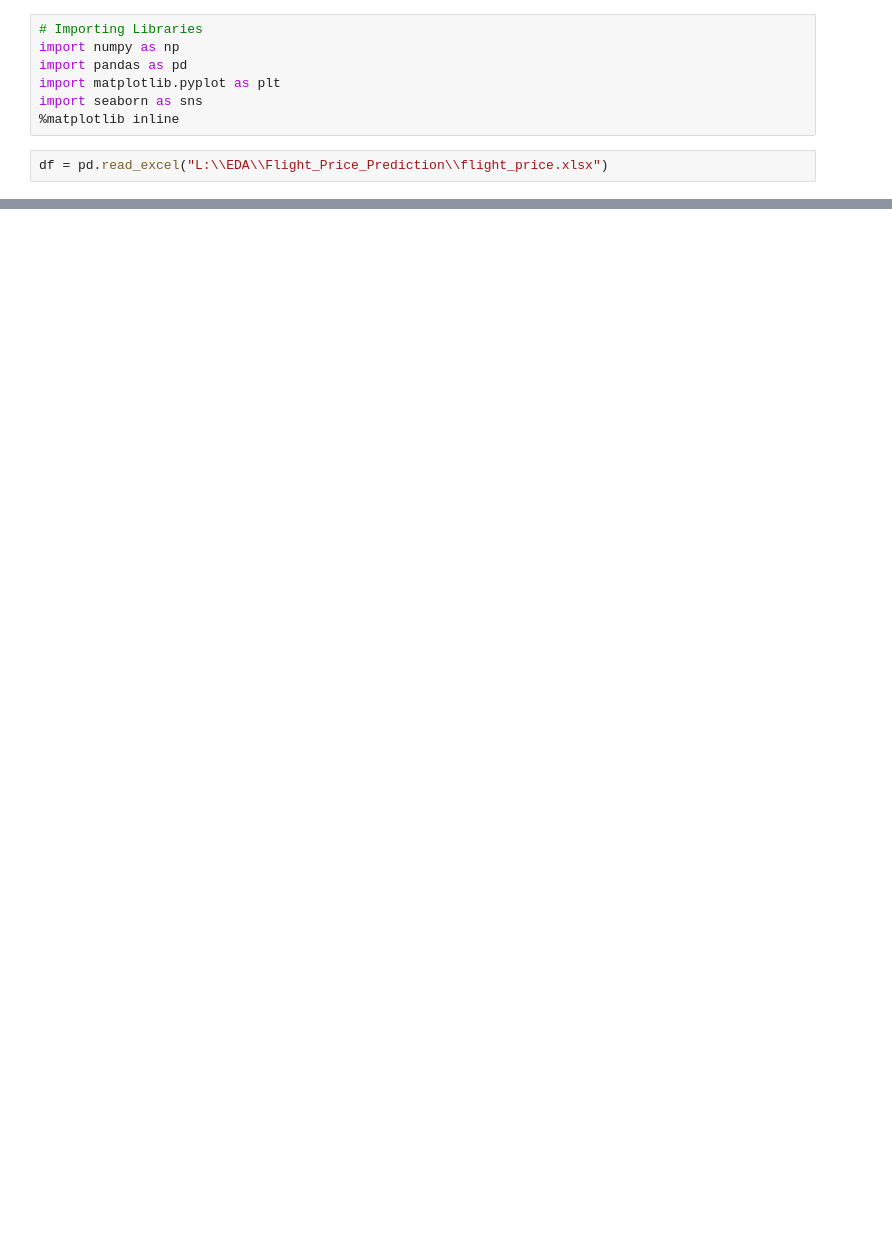
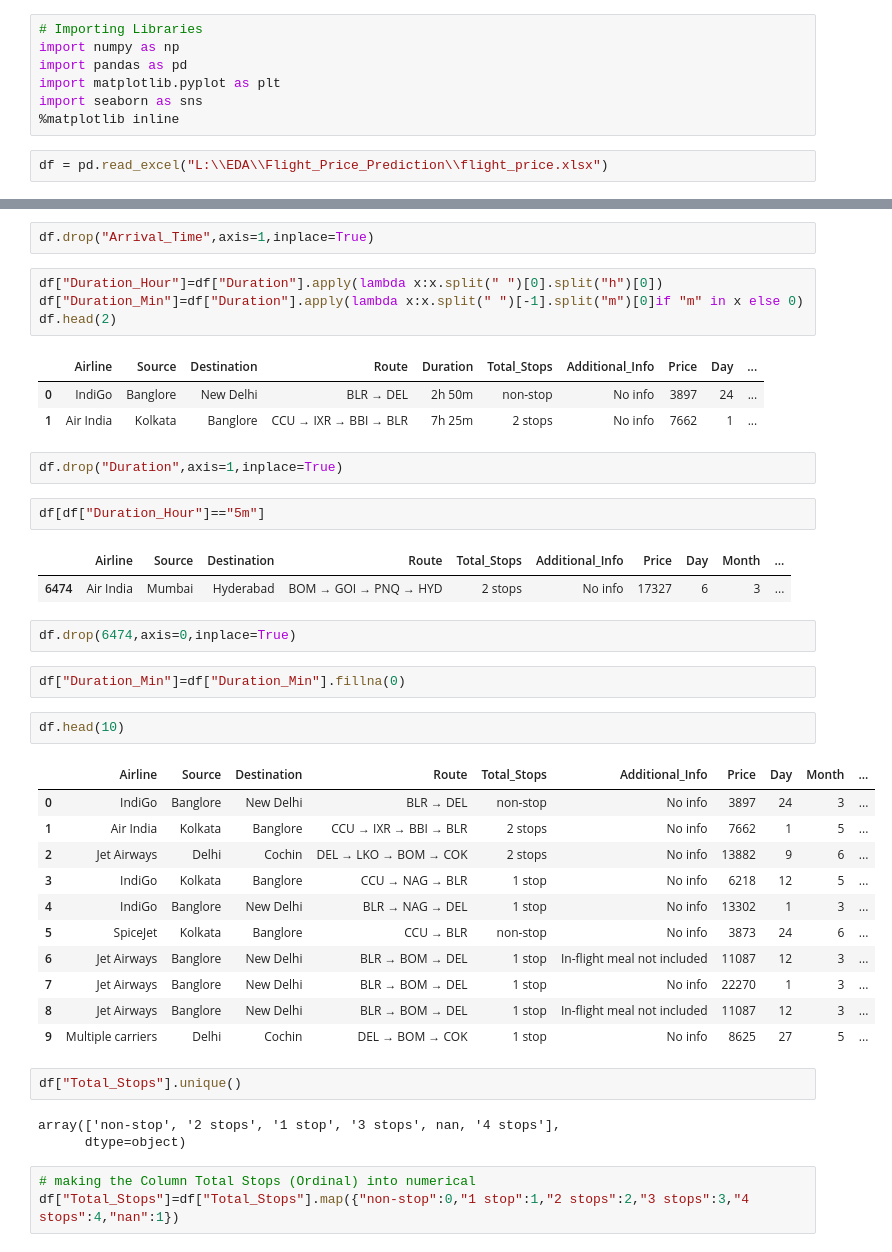
Before and after one commit to athulsunny/Flight_Price_Prediction, a Jupyter notebook: notebooks/EDA.ipynb, the cells around one changed output, grey strips where cells are left out. Cells and saved outputs as stored; diff of their text form; blank space fills up the shorter version.

```diff
--- a/notebooks/EDA.ipynb
+++ b/notebooks/EDA.ipynb
@@ -25,0 +111,43 @@ df
+# %%
+df.drop("Arrival_Time",axis=1,inplace=True)
+# %%
+df["Duration_Hour"]=df["Duration"].apply(lambda x:x.split(" ")[0].split("h")[0])
+df["Duration_Min"]=df["Duration"].apply(lambda x:x.split(" ")[-1].split("m")[0]if "m" in x else 0)
+df.head(2)
+# %% [output]
+|  | Airline | Source | Destination | Route | Duration | Total_Stops | Additional_Info | Price | Day | ... |
+| 0 | IndiGo | Banglore | New Delhi | BLR → DEL | 2h 50m | non-stop | No info | 3897 | 24 | ... |
+| 1 | Air India | Kolkata | Banglore | CCU → IXR → BBI → BLR | 7h 25m | 2 stops | No info | 7662 | 1 | ... |
+# %%
+df.drop("Duration",axis=1,inplace=True)
+# %%
+df[df["Duration_Hour"]=="5m"]
+# %% [output]
+|  | Airline | Source | Destination | Route | Total_Stops | Additional_Info | Price | Day | Month | ... |
+| 6474 | Air India | Mumbai | Hyderabad | BOM → GOI → PNQ → HYD | 2 stops | No info | 17327 | 6 | 3 | ... |
+# %%
+df.drop(6474,axis=0,inplace=True)
+# %%
+df["Duration_Min"]=df["Duration_Min"].fillna(0)
+# %%
+df.head(10)
+# %% [output]
+|  | Airline | Source | Destination | Route | Total_Stops | Additional_Info | Price | Day | Month | ... |
+| 0 | IndiGo | Banglore | New Delhi | BLR → DEL | non-stop | No info | 3897 | 24 | 3 | ... |
+| 1 | Air India | Kolkata | Banglore | CCU → IXR → BBI → BLR | 2 stops | No info | 7662 | 1 | 5 | ... |
+| 2 | Jet Airways | Delhi | Cochin | DEL → LKO → BOM → COK | 2 stops | No info | 13882 | 9 | 6 | ... |
+| 3 | IndiGo | Kolkata | Banglore | CCU → NAG → BLR | 1 stop | No info | 6218 | 12 | 5 | ... |
+| 4 | IndiGo | Banglore | New Delhi | BLR → NAG → DEL | 1 stop | No info | 13302 | 1 | 3 | ... |
+| 5 | SpiceJet | Kolkata | Banglore | CCU → BLR | non-stop | No info | 3873 | 24 | 6 | ... |
+| 6 | Jet Airways | Banglore | New Delhi | BLR → BOM → DEL | 1 stop | In-flight meal not included | 11087 | 12 | 3 | ... |
+| 7 | Jet Airways | Banglore | New Delhi | BLR → BOM → DEL | 1 stop | No info | 22270 | 1 | 3 | ... |
+| 8 | Jet Airways | Banglore | New Delhi | BLR → BOM → DEL | 1 stop | In-flight meal not included | 11087 | 12 | 3 | ... |
+| 9 | Multiple carriers | Delhi | Cochin | DEL → BOM → COK | 1 stop | No info | 8625 | 27 | 5 | ... |
+# %%
+df["Total_Stops"].unique()
+# %% [output]
+array(['non-stop', '2 stops', '1 stop', '3 stops', nan, '4 stops'],
+      dtype=object)
+# %%
+# making the Column Total Stops (Ordinal) into numerical
+df["Total_Stops"]=df["Total_Stops"].map({"non-stop":0,"1 stop":1,"2 stops":2,"3 stops":3,"4 stops":4,"nan":1})
```
Also changed, not shown: parts of 25 cells of this notebook.
